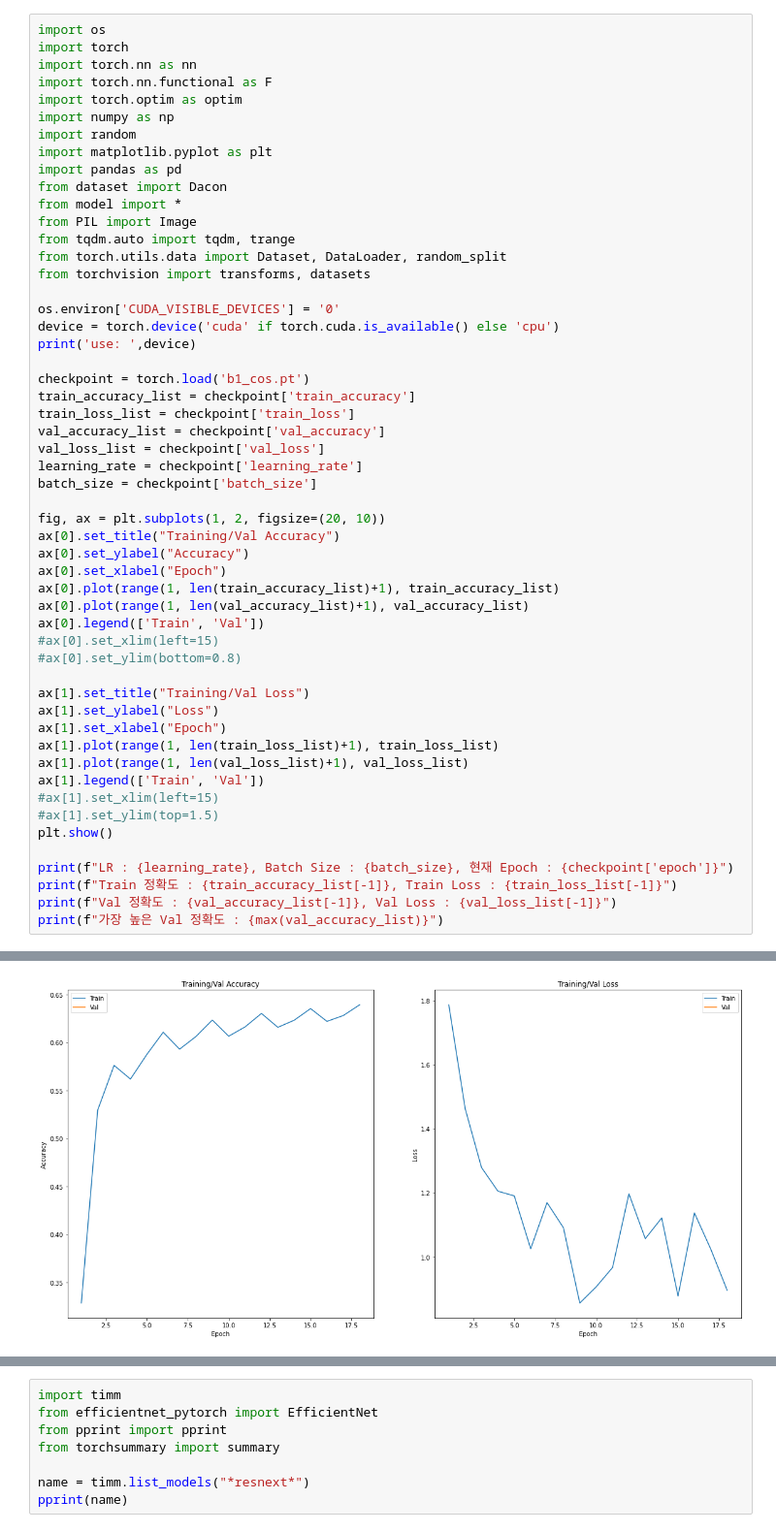
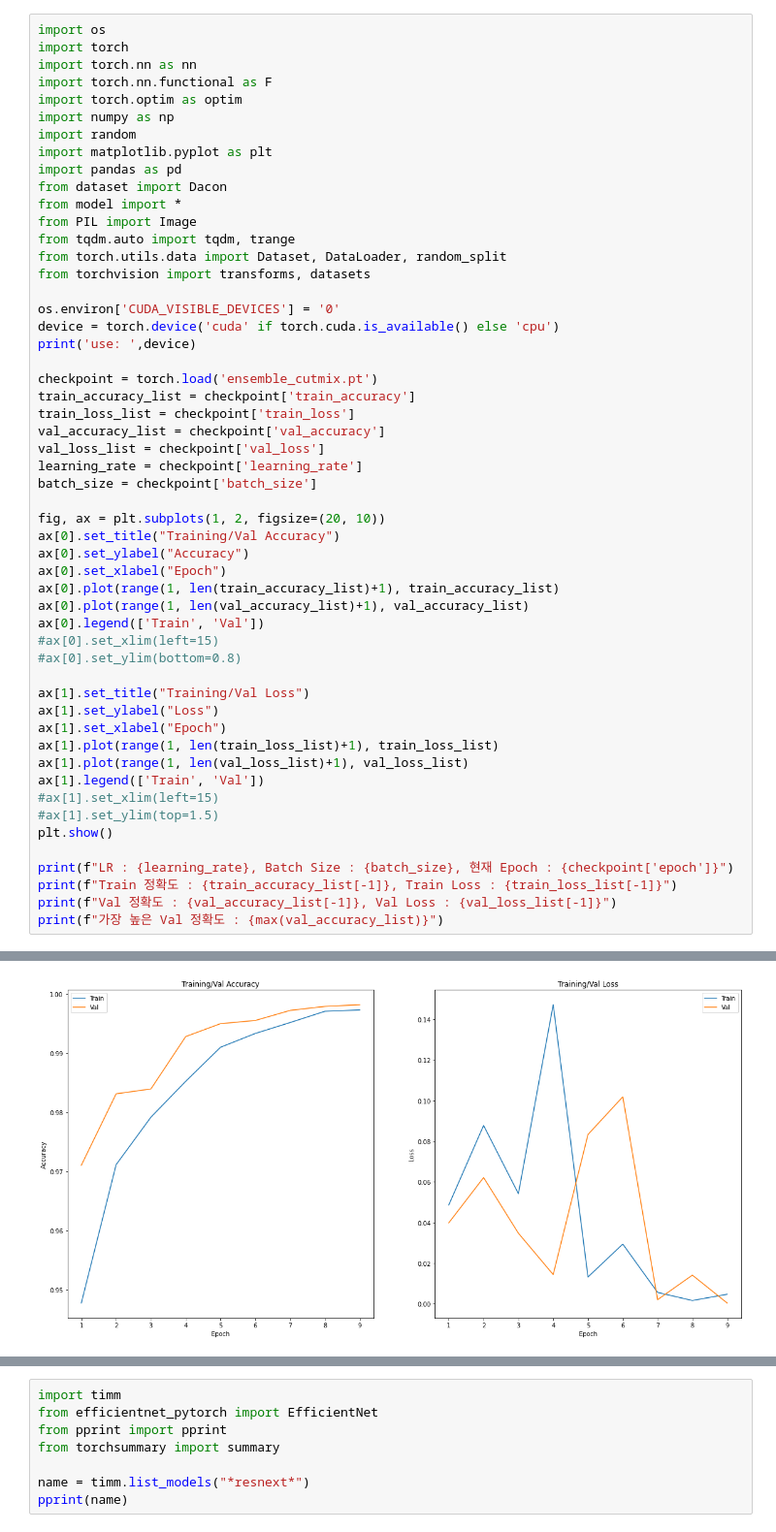
Before and after one commit to CreamNuts/Dacon_landmark, a Jupyter notebook: Train.ipynb, the cells around one changed output, grey strips where cells are left out. Shown at 97% size. Saved outputs shown, nothing was run; the diff lists cells and outputs as text.

```diff
--- a/Train.ipynb
+++ b/Train.ipynb
@@ -19,38 +19,38 @@ os.environ['CUDA_VISIBLE_DEVICES'] = '0'
 device = torch.device('cuda' if torch.cuda.is_available() else 'cpu')
 print('use: ',device)
 
-checkpoint = torch.load('b1_cos.pt')
+checkpoint = torch.load('ensemble_cutmix.pt')
 train_accuracy_list = checkpoint['train_accuracy']
 train_loss_list = checkpoint['train_loss']
 val_accuracy_list = checkpoint['val_accuracy']
 val_loss_list = checkpoint['val_loss']
 learning_rate = checkpoint['learning_rate']
 batch_size = checkpoint['batch_size']
 
 fig, ax = plt.subplots(1, 2, figsize=(20, 10))
 ax[0].set_title("Training/Val Accuracy")
 ax[0].set_ylabel("Accuracy")
 ax[0].set_xlabel("Epoch")
 ax[0].plot(range(1, len(train_accuracy_list)+1), train_accuracy_list)
 ax[0].plot(range(1, len(val_accuracy_list)+1), val_accuracy_list)
 ax[0].legend(['Train', 'Val'])
 #ax[0].set_xlim(left=15)
 #ax[0].set_ylim(bottom=0.8)
 
 ax[1].set_title("Training/Val Loss")
 ax[1].set_ylabel("Loss")
 ax[1].set_xlabel("Epoch")
 ax[1].plot(range(1, len(train_loss_list)+1), train_loss_list)
 ax[1].plot(range(1, len(val_loss_list)+1), val_loss_list)
 ax[1].legend(['Train', 'Val'])
 #ax[1].set_xlim(left=15)
 #ax[1].set_ylim(top=1.5)
 plt.show()
 
 print(f"LR : {learning_rate}, Batch Size : {batch_size}, 현재 Epoch : {checkpoint['epoch']}")
 print(f"Train 정확도 : {train_accuracy_list[-1]}, Train Loss : {train_loss_list[-1]}")
 print(f"Val 정확도 : {val_accuracy_list[-1]}, Val Loss : {val_loss_list[-1]}")
 print(f"가장 높은 Val 정확도 : {max(val_accuracy_list)}")
 # %% [output]
 use:  cuda
-[figure, old version]
+[figure, new version]
```
Also changed, not shown: parts of 7 cells of this notebook, 3 other files.
